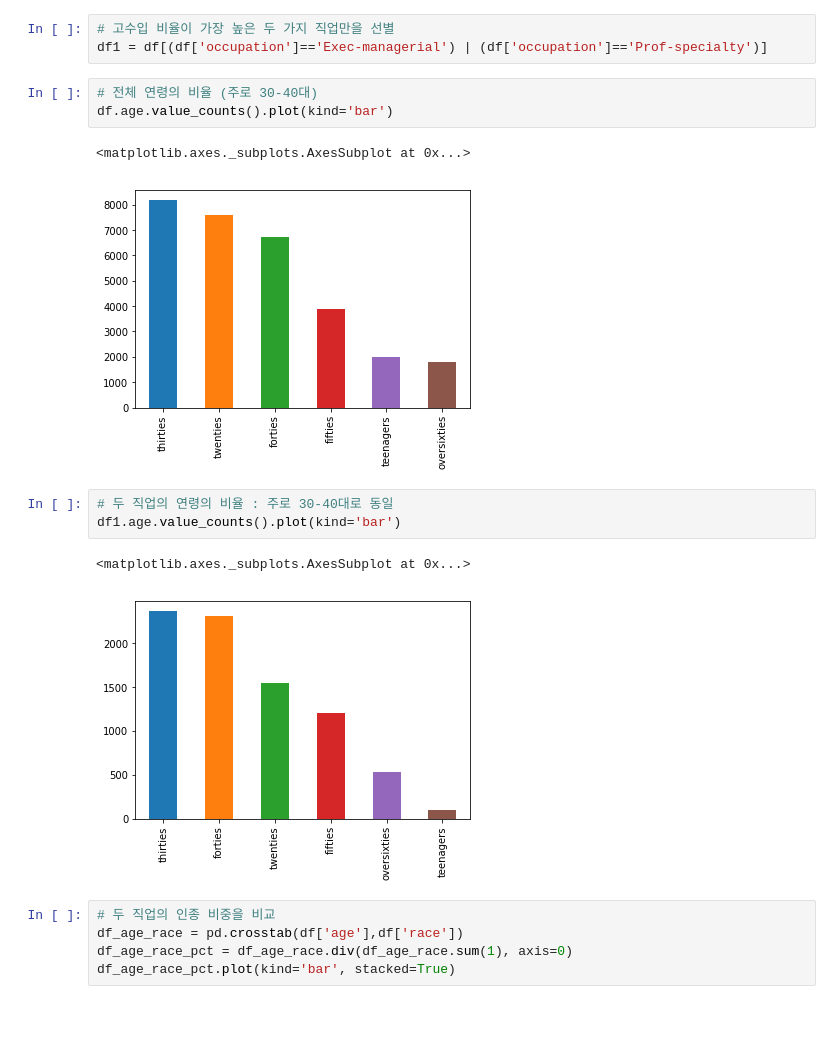
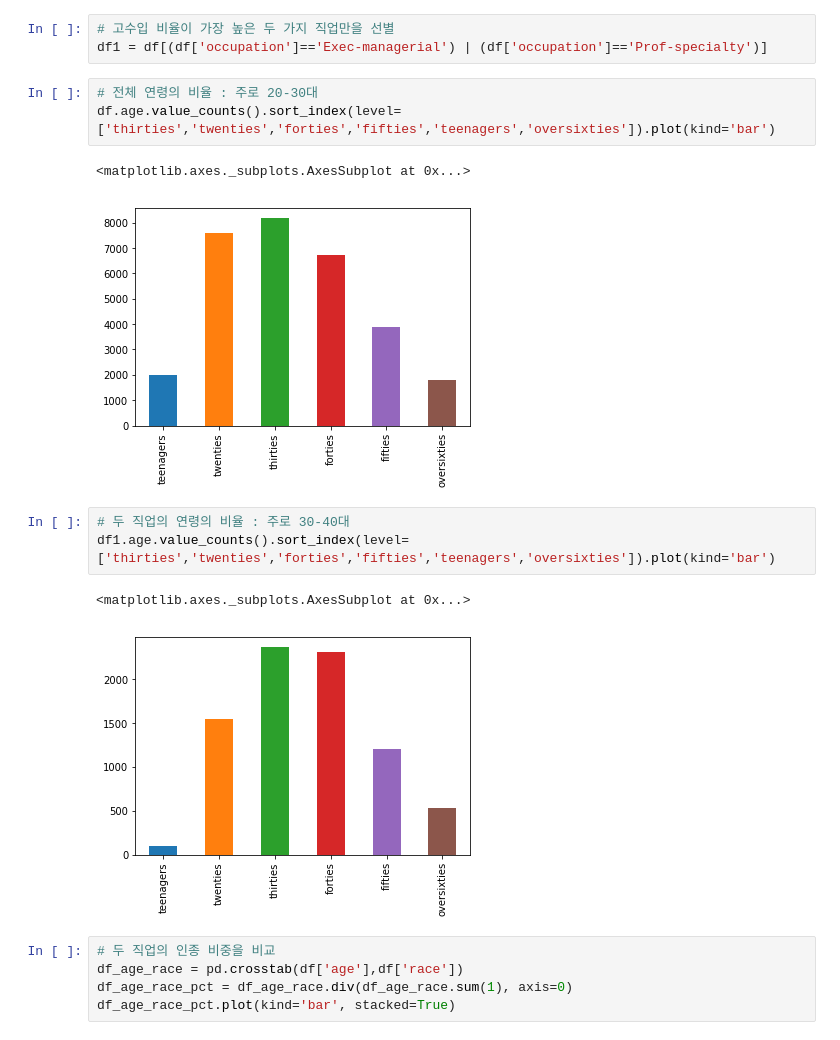
Before and after one commit to DongsuShin322/note_taking, a Jupyter notebook: mini_project.ipynb, the cells around one changed output. Drawn from its saved outputs; the diff is of its cells as text.

```diff
--- a/mini_project.ipynb
+++ b/mini_project.ipynb
@@ -68,17 +72,17 @@ occu_inc.plot(kind='barh', stacked=True) # 직업별 소득분포의 절대치
 # 고수입 비율이 가장 높은 두 가지 직업만을 선별
 df1 = df[(df['occupation']=='Exec-managerial') | (df['occupation']=='Prof-specialty')]
 # %%
-# 전체 연령의 비율 (주로 30-40대)
-df.age.value_counts().plot(kind='bar')
+# 전체 연령의 비율 : 주로 20-30대
+df.age.value_counts().sort_index(level=['thirties','twenties','forties','fifties','teenagers','oversixties']).plot(kind='bar')
 # %% [output]
 <matplotlib.axes._subplots.AxesSubplot at 0x...>
-[figure, old version]
+[figure, new version]
 # %%
-# 두 직업의 연령의 비율 : 주로 30-40대로 동일
-df1.age.value_counts().plot(kind='bar')
+# 두 직업의 연령의 비율 : 주로 30-40대
+df1.age.value_counts().sort_index(level=['thirties','twenties','forties','fifties','teenagers','oversixties']).plot(kind='bar')
 # %% [output]
 <matplotlib.axes._subplots.AxesSubplot at 0x...>
-[figure, old version]
+[figure, new version]
 # %%
 # 두 직업의 인종 비중을 비교
 df_age_race = pd.crosstab(df['age'],df['race'])
```
Also changed, not shown: parts of 5 cells of this notebook.
